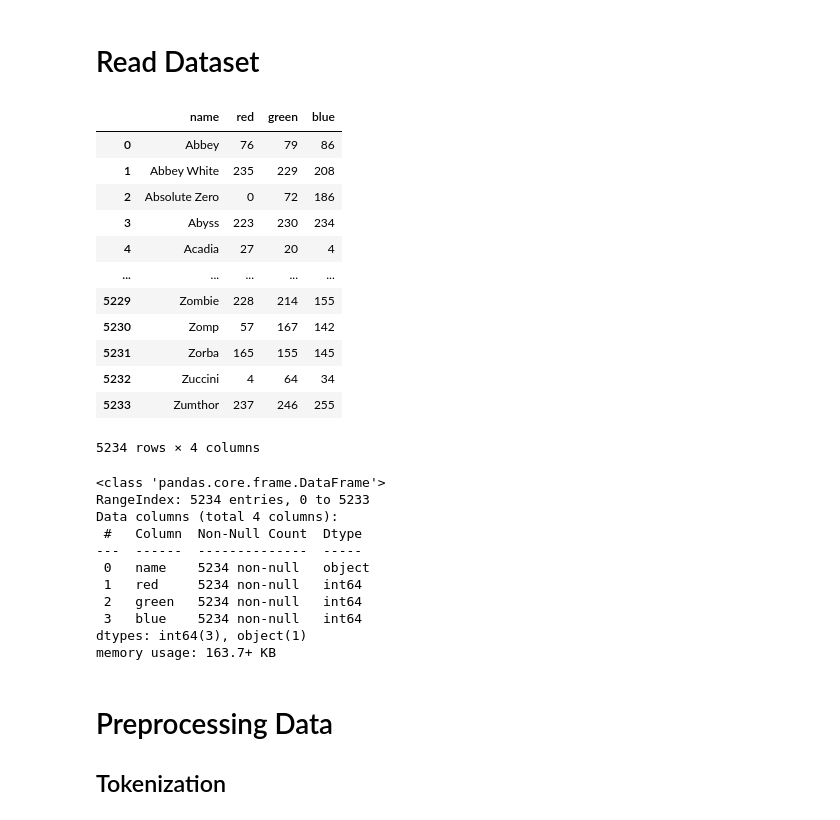
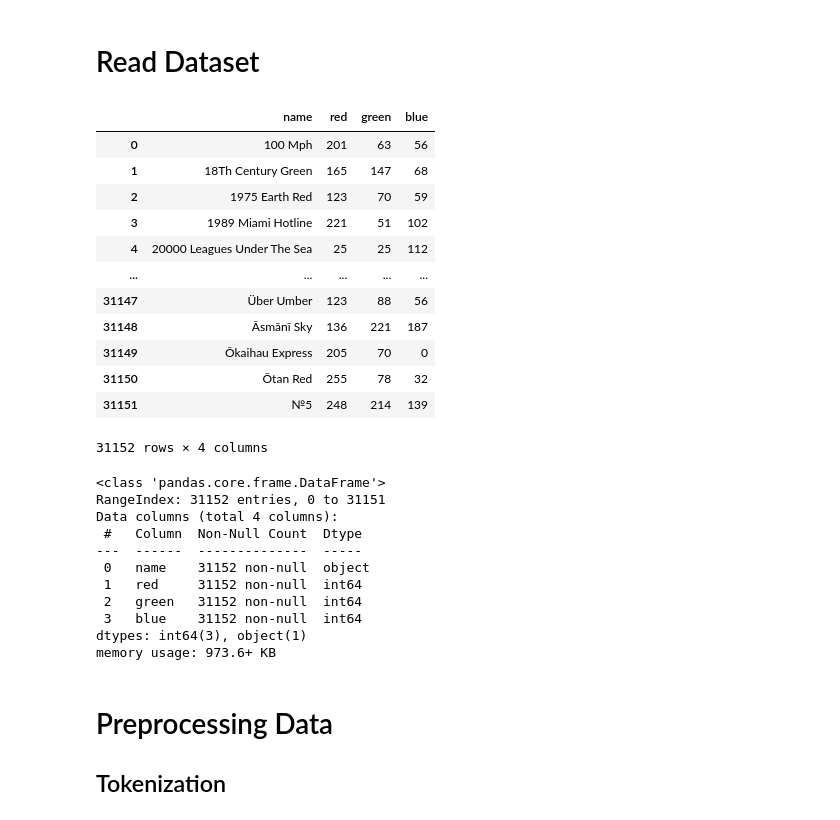
Before and after one commit to SoLNajle/keras_generate_colors, a Jupyter notebook: work/01 - ML.ipynb, the cells around one changed output. Cells and saved outputs as stored; diff of their text form; code cells hidden in the pictures.

```diff
--- a/work/01 - ML.ipynb
+++ b/work/01 - ML.ipynb
@@ -3,38 +3,38 @@
 # %%
 import pandas as pd
 
-df = pd.read_csv('data/color_names_all.csv')
+df = pd.read_csv('../data/color_names_all.csv')
 df
 # %% [output]
 |  | name | red | green | blue |
-| 0 | Abbey | 76 | 79 | 86 |
-| 1 | Abbey White | 235 | 229 | 208 |
-| 2 | Absolute Zero | 0 | 72 | 186 |
-| 3 | Abyss | 223 | 230 | 234 |
-| 4 | Acadia | 27 | 20 | 4 |
+| 0 | 100 Mph | 201 | 63 | 56 |
+| 1 | 18Th Century Green | 165 | 147 | 68 |
+| 2 | 1975 Earth Red | 123 | 70 | 59 |
+| 3 | 1989 Miami Hotline | 221 | 51 | 102 |
+| 4 | 20000 Leagues Under The Sea | 25 | 25 | 112 |
 | ... | ... | ... | ... | ... |
-| 5229 | Zombie | 228 | 214 | 155 |
-| 5230 | Zomp | 57 | 167 | 142 |
-| 5231 | Zorba | 165 | 155 | 145 |
-| 5232 | Zuccini | 4 | 64 | 34 |
-| 5233 | Zumthor | 237 | 246 | 255 |
+| 31147 | Über Umber | 123 | 88 | 56 |
+| 31148 | Āsmānī Sky | 136 | 221 | 187 |
+| 31149 | Ōkaihau Express | 205 | 70 | 0 |
+| 31150 | Ōtan Red | 255 | 78 | 32 |
+| 31151 | №5 | 248 | 214 | 139 |
-5234 rows × 4 columns
+31152 rows × 4 columns
 # %%
 names = df['name']
 # %%
 df.info()
 # %% [output]
 <class 'pandas.core.frame.DataFrame'>
-RangeIndex: 5234 entries, 0 to 5233
+RangeIndex: 31152 entries, 0 to 31151
 Data columns (total 4 columns):
  #   Column  Non-Null Count  Dtype
 ---  ------  --------------  -----
- 0   name    5234 non-null   object
- 1   red     5234 non-null   int64
- 2   green   5234 non-null   int64
- 3   blue    5234 non-null   int64
+ 0   name    31152 non-null  object
+ 1   red     31152 non-null  int64
+ 2   green   31152 non-null  int64
+ 3   blue    31152 non-null  int64
 dtypes: int64(3), object(1)
-memory usage: 163.7+ KB
+memory usage: 973.6+ KB
 # %% [markdown]
 # Preprocessing Data
 ## Tokenization
```
Also changed, not shown: parts of 39 cells of this notebook, 6 other files.
